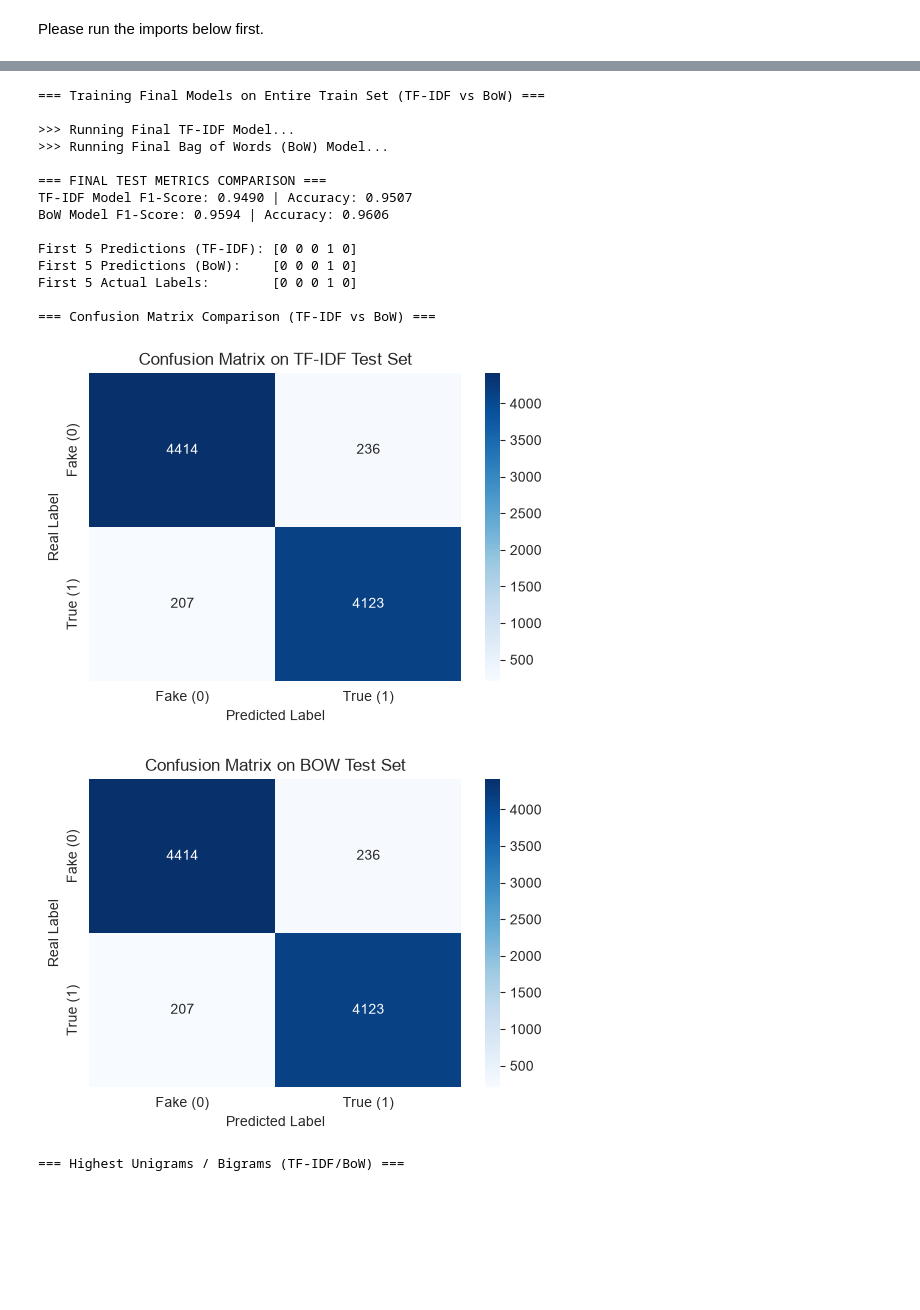
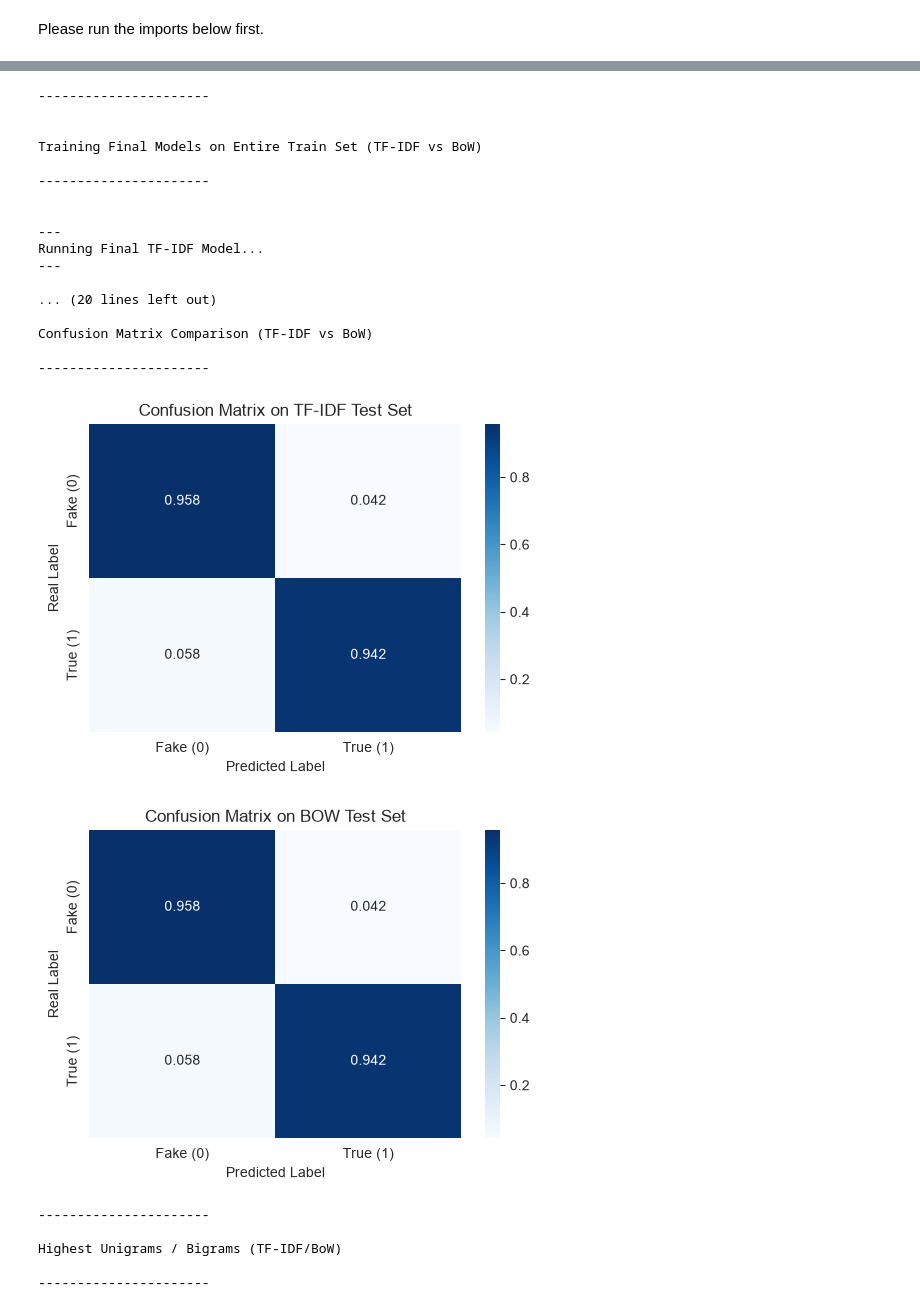
Before and after one commit to tzvibengel/ML_Prog_Tzvi_Bengelsdorf, a Jupyter notebook: fake_news_model.ipynb, the cells around one changed output, grey strips where cells are left out. Saved outputs shown, nothing was run; the diff lists cells and outputs as text; code cells hidden in the pictures; blank space fills up the shorter version.

Commit message:
added html data and normalized confusion matricies

```diff
--- a/fake_news_model.ipynb
+++ b/fake_news_model.ipynb
@@ -179,7 +196,7 @@ for vec_type in vectorizer_options:
     for max_feat in max_features_options:
         print("--- testing with max features cap of {} ---".format(max_feat))
         for alpha in alpha_options:
-            print("--- testing with alpha value of {} ---".format(max_feat))
+            print("--- testing with alpha value of {} ---".format(alpha))
             fold_f1_scores = []
 
             for train_idx, val_idx in kf.split(X_train_strings):
@@ -214,12 +231,12 @@ display(results_df)
 
 
 best_tfidf = results_df[results_df["type"] == "tfidf"].sort_values(by="mean_f1_score", ascending=False).iloc[0]
-best_tfidf_max_feat = int(best_tfidf["Max_Features"])
-best_tfidf_alpha = best_tfidf["Alpha"]
+best_tfidf_max_feat = int(best_tfidf["max_features"])
+best_tfidf_alpha = best_tfidf["alpha"]
 
-best_bow = results_df[results_df["Vectorizer"] == "bow"].sort_values(by="mean_f1_score", ascending=False).iloc[0]
-best_bow_max_feat = int(best_bow["Max_Features"])
-best_bow_alpha = best_bow["Alpha"]
+best_bow = results_df[results_df["type"] == "bow"].sort_values(by="mean_f1_score", ascending=False).iloc[0]
+best_bow_max_feat = int(best_bow["max_features"])
+best_bow_alpha = best_bow["alpha"]
 
 print(f"\nBest TF-IDF Config Max Features: {best_tfidf_max_feat} | alpha: {best_tfidf_alpha}")
 print(f"Best BoW Config Max Features: {best_bow_max_feat} | alpha: {best_bow_alpha}")
@@ -331,8 +386,9 @@ plt.show()
 # %%
 print("\n----------------------\n")
 print("\nTraining Final Models on Entire Train Set (TF-IDF vs BoW)")
+print("\n----------------------\n")
 
-print("\n>>> Running Final TF-IDF Model...")
+print("\n---\nRunning Final TF-IDF Model...\n---\n")
 vec_tfidf = TfidfVectorizer(stop_words='english', max_features=best_tfidf_max_feat, ngram_range=(1, 2))
 X_train_tfidf = vec_tfidf.fit_transform(X_train_raw).toarray()
 X_test_tfidf = vec_tfidf.transform(X_test_raw).toarray()
@@ -344,7 +400,7 @@ y_pred_tfidf = model_tfidf.predict(X_test_tfidf)
 f1_tfidf = f1_score(y_test, y_pred_tfidf)
 acc_tfidf = accuracy_score(y_test, y_pred_tfidf)
 
-print(">>> Running Final Bag of Words (BoW) Model...")
+print("\n---\nRunning Final Bag of Words (BoW) Model...\n---\n")
 vec_bow = CountVectorizer(stop_words='english', max_features=best_bow_max_feat, ngram_range=(1, 2))
 X_train_bow = vec_bow.fit_transform(X_train_raw).toarray()
 X_test_bow = vec_bow.transform(X_test_raw).toarray()
@@ -356,8 +412,9 @@ y_pred_bow = model_bow.predict(X_test_bow)
 f1_bow = f1_score(y_test, y_pred_bow)
 acc_bow = accuracy_score(y_test, y_pred_bow)
 
-
-print("\n=== FINAL TEST METRICS COMPARISON ===")
+print("\n----------------------\n")
+print("FINAL TEST METRICS COMPARISON")
+print("\n----------------------\n")
 print(f"TF-IDF Model F1-Score: {f1_tfidf:.4f} | Accuracy: {acc_tfidf:.4f}")
 print(f"BoW Model F1-Score: {f1_bow:.4f} | Accuracy: {acc_bow:.4f}")
 
@@ -366,32 +423,35 @@ print("\n"
 print("First 5 Predictions (BoW):   ", y_pred_bow[:5])
 print("First 5 Actual Labels:       ", y_test[:5])
 
-print("\n=== Confusion Matrix Comparison (TF-IDF vs BoW) ===")
-tfidf_cm = confusion_matrix(y_test, y_pred_tfidf)
-bow_cm = confusion_matrix(y_test, y_pred_bow)
+print("\n----------------------\n")
+print("Confusion Matrix Comparison (TF-IDF vs BoW)")
+print("\n----------------------\n")
+tfidf_cm = confusion_matrix(y_test, y_pred_tfidf, normalize='true')
+bow_cm = confusion_matrix(y_test, y_pred_bow, normalize='true')
 
 plt.figure(figsize=(6, 4))
-sns.heatmap(tfidf_cm, annot=True, fmt='d', cmap='Blues',
+sns.heatmap(tfidf_cm, annot=True, fmt='.3f', cmap='Blues',
             xticklabels=['Fake (0)', 'True (1)'],
             yticklabels=['Fake (0)', 'True (1)'])
 plt.title("Confusion Matrix on TF-IDF Test Set")
 plt.xlabel("Predicted Label")
 plt.ylabel("Real Label")
-plt.savefig("assets/confusion_matrix_tfidf.png")
+plt.savefig("assets/confusion_matrix_tfidf_normalized.png")
 plt.show()
 
 plt.figure(figsize=(6, 4))
-sns.heatmap(tfidf_cm, annot=True, fmt='d', cmap='Blues',
+sns.heatmap(tfidf_cm, annot=True, fmt='.3f', cmap='Blues',
             xticklabels=['Fake (0)', 'True (1)'],
             yticklabels=['Fake (0)', 'True (1)'])
 plt.title("Confusion Matrix on BOW Test Set")
 plt.xlabel("Predicted Label")
 plt.ylabel("Real Label")
-plt.savefig("assets/confusion_matrix_bow.png")
+plt.savefig("assets/confusion_matrix_bow_normalized.png")
 plt.show()
 
-
-print("\n=== Highest Unigrams / Bigrams (TF-IDF/BoW) ===")
+print("\n----------------------\n")
+print("Highest Unigrams / Bigrams (TF-IDF/BoW)")
+print("\n----------------------\n")
 #TF-IDF
 feature_names_tfidf = vec_tfidf.get_feature_names_out()
 
@@ -432,43 +492,50 @@ top_fake_idx = np.argsort(fake_log_probs)[-10:]
 top_true_idx = np.argsort(true_log_probs)[-10:]
 
 top_fake_words = [feature_names[i] for i in top_fake_idx]
 top_fake_scores = [fake_log_probs[i] for i in top_fake_idx]
 
 top_true_words = [feature_names[i] for i in top_true_idx]
 top_true_scores = [true_log_probs[i] for i in top_true_idx]
 
 fig, axes = plt.subplots(1, 2, figsize=(14, 5))
 
 # Fake News Chart
 sns.barplot(x=top_fake_scores, y=top_fake_words, ax=axes[0], palette="Reds_r", legend=False)
 axes[0].set_title("Top 10 Words Indicating FAKE News (BOW)")
 axes[0].set_xlabel("Log Probability")
 axes[0].set_ylabel("Words")
 
 # True News Chart
 sns.barplot(x=top_true_scores, y=top_true_words, ax=axes[1], palette="Greens_r", legend=False)
 axes[1].set_title("Top 10 Words Indicating TRUE News (BOW)")
 axes[1].set_xlabel("Log Probability")
 axes[1].set_ylabel("")
 
 plt.tight_layout()
 plt.savefig("assets/true_fake_log_chart_bow.png")
 plt.show()
 # %% [output]
-=== Training Final Models on Entire Train Set (TF-IDF vs BoW) ===
+----------------------
 
->>> Running Final TF-IDF Model...
->>> Running Final Bag of Words (BoW) Model...
 
-=== FINAL TEST METRICS COMPARISON ===
-TF-IDF Model F1-Score: 0.9490 | Accuracy: 0.9507
-BoW Model F1-Score: 0.9594 | Accuracy: 0.9606
+Training Final Models on Entire Train Set (TF-IDF vs BoW)
 
-First 5 Predictions (TF-IDF): [0 0 0 1 0]
-First 5 Predictions (BoW):    [0 0 0 1 0]
-First 5 Actual Labels:        [0 0 0 1 0]
+----------------------
 
-=== Confusion Matrix Comparison (TF-IDF vs BoW) ===
+
+---
+Running Final TF-IDF Model...
+---
+
+... (20 lines left out)
+
+Confusion Matrix Comparison (TF-IDF vs BoW)
+
+----------------------
-[figure, old version]
+[figure, new version]
-[figure, old version]
+[figure, new version]
-=== Highest Unigrams / Bigrams (TF-IDF/BoW) ===
+----------------------
+
+Highest Unigrams / Bigrams (TF-IDF/BoW)
+
+----------------------
```
Also changed, not shown: parts of 11 cells of this notebook, 7 other files.
